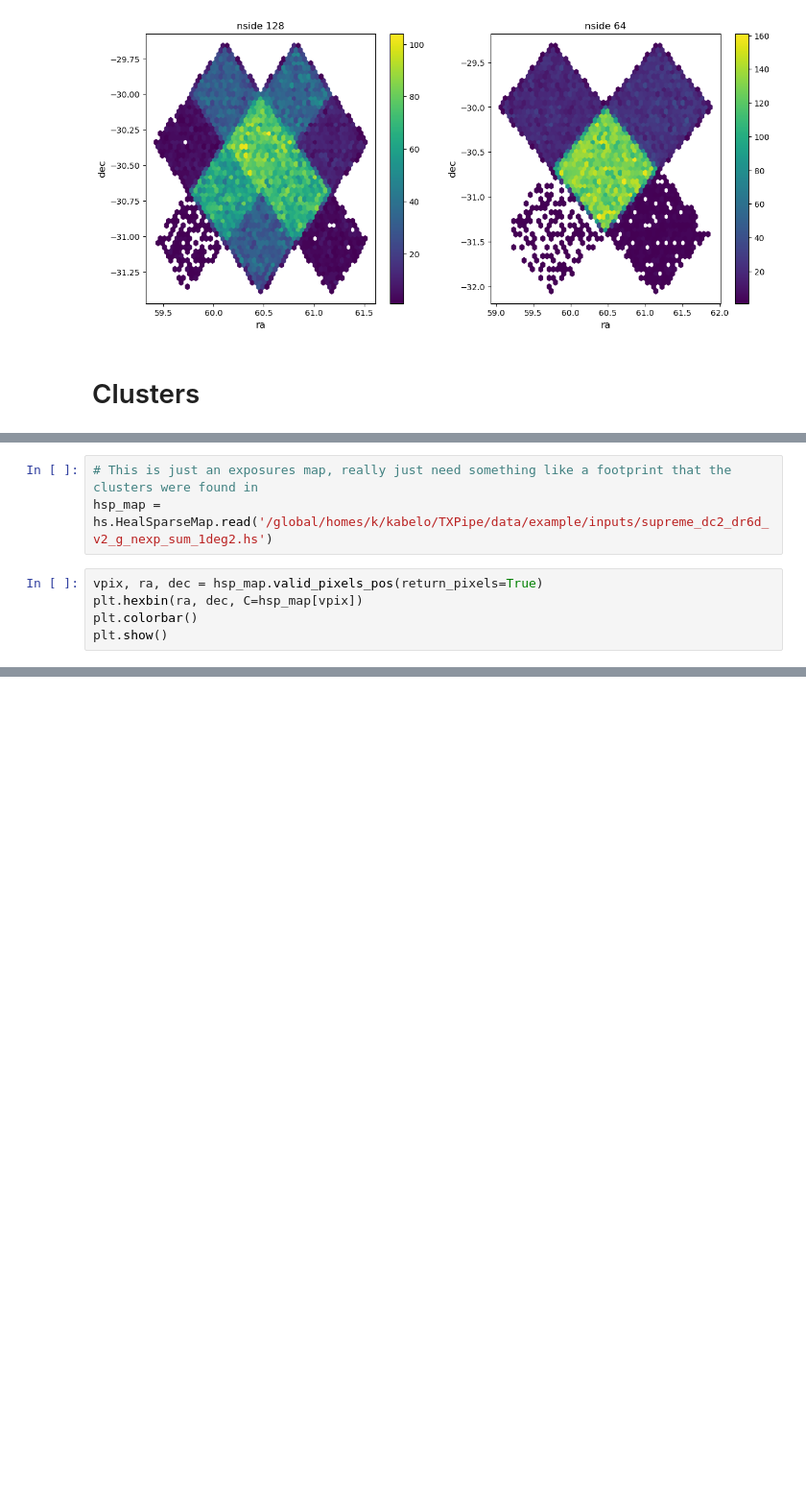
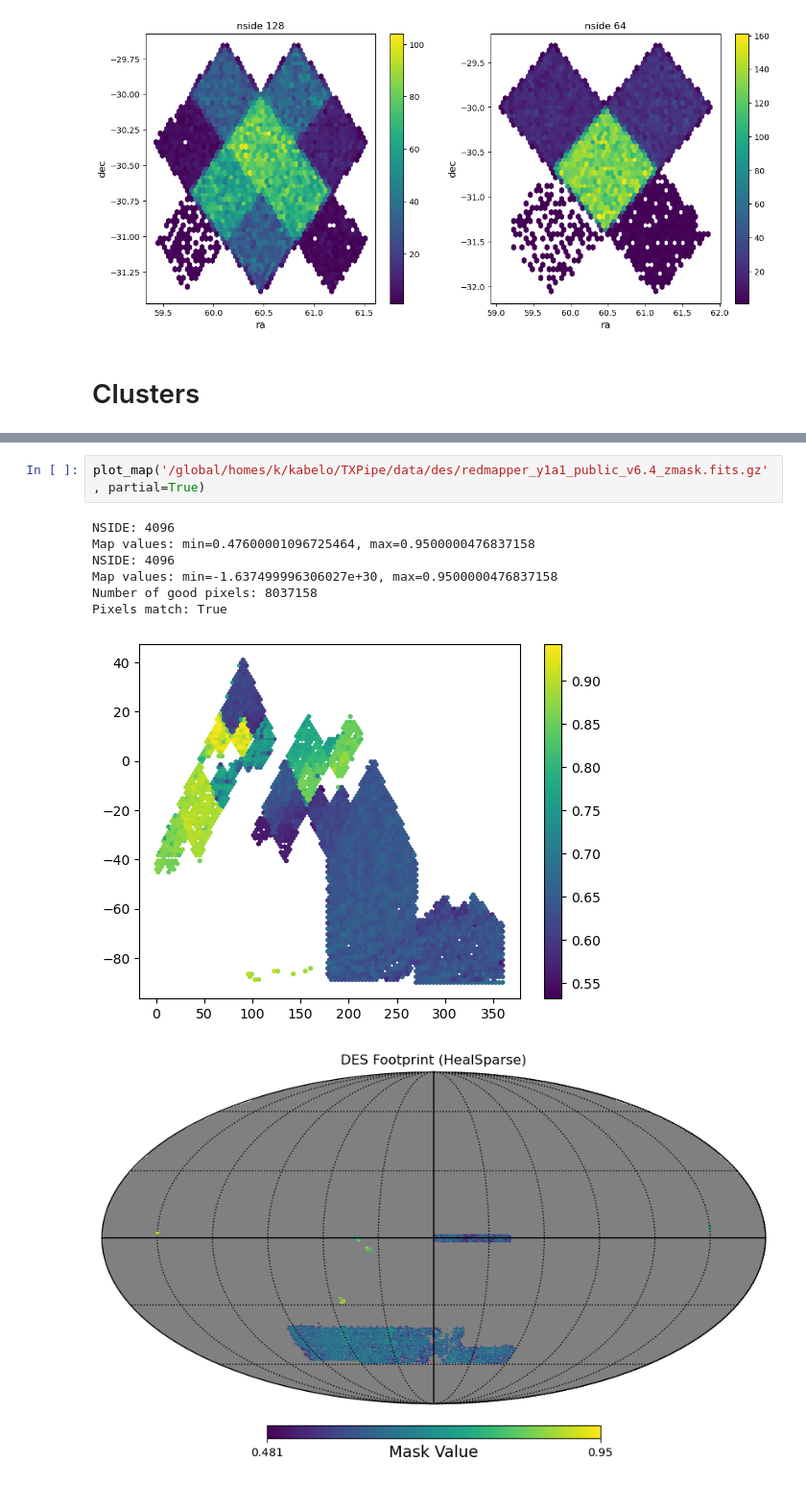
Before and after one commit to Kabelo-T/TXPipe, a Jupyter notebook: notebooks/randoms.ipynb, the cells around one changed output, grey strips where cells are left out. Shown at 96% size. Cells and saved outputs as stored; diff of their text form; blank space fills up the shorter version.

```diff
--- a/notebooks/randoms.ipynb
+++ b/notebooks/randoms.ipynb
@@ -232,8 +243,0 @@ plt.show()
-# %%
-# This is just an exposures map, really just need something like a footprint that the clusters were found in
-hsp_map = hs.HealSparseMap.read('/global/homes/k/kabelo/TXPipe/data/example/inputs/supreme_dc2_dr6d_v2_g_nexp_sum_1deg2.hs')
-# %%
-vpix, ra, dec = hsp_map.valid_pixels_pos(return_pixels=True)
-plt.hexbin(ra, dec, C=hsp_map[vpix])
-plt.colorbar()
-plt.show()
@@ -273,0 +304,11 @@ plt.show()
+# %%
+plot_map('/global/homes/k/kabelo/TXPipe/data/des/redmapper_y1a1_public_v6.4_zmask.fits.gz', partial=True)
+# %% [output]
+NSIDE: 4096
+Map values: min=0.47600001096725464, max=0.9500000476837158
+NSIDE: 4096
+Map values: min=-1.637499996306027e+30, max=0.9500000476837158
+Number of good pixels: 8037158
+Pixels match: True
+[figure, added]
+[figure, added]
```
Also changed, not shown: parts of 20 cells of this notebook, 6 other files.
